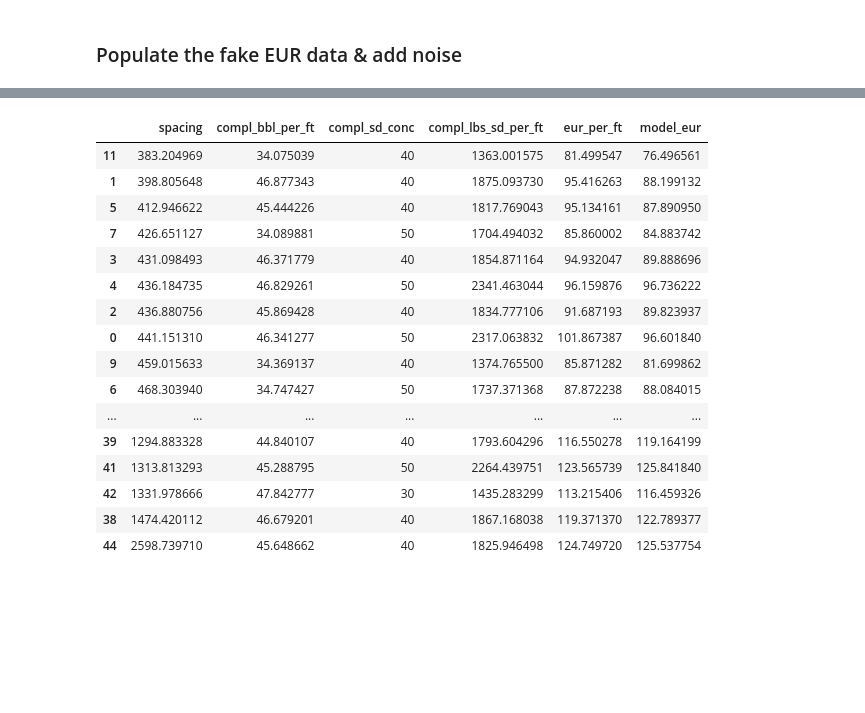
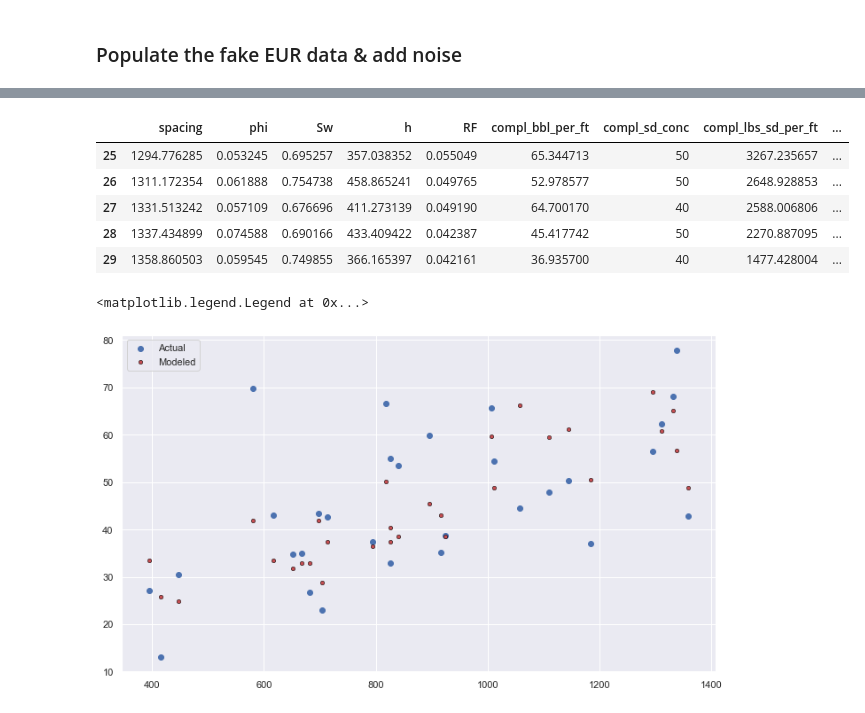
Before and after one commit to samuelshoun/hz_EUR_estimation, a Jupyter notebook: regression.ipynb, the cells around one changed output, grey strips where cells are left out. Saved outputs shown, nothing was run; the diff lists cells and outputs as text; code cells hidden in the pictures; blank space fills up the shorter version.

```diff
--- a/regression.ipynb
+++ b/regression.ipynb
@@ -208,0 +286,3 @@ print(skew(trans_err))
+# %%
+resid = np.log(y) - np.log(mod_sig(x, *de_params))
+sns.histplot(resid, kde=True)
@@ -210,8 +293,8 @@ print(skew(trans_err))
 # create a df for the remaining determinants,
 # to be used in a linear ordinary least squares regression:
 dfols = df[['compl_bbl_per_ft', 'compl_sd_conc']]
-dfols['trans_err'] = trans_err
-dfols
+dfols['log_resid'] = resid
+dfols.head(10)
 # %% [output]
 A value is trying to be set on a copy of a slice from a DataFrame.
 Try using .loc[row_indexer,col_indexer] = value instead
@@ -238,6 +320,6 @@ See the caveats in the documentation: https://pandas.pydata.org/pandas-docs/stab
 # %%
-Xols = sm.add_constant(dfols.drop('trans_err', axis=1))
-yols = dfols['trans_err']
+Xols = sm.add_constant(dfols.drop('log_resid', axis=1))
+yols = dfols['log_resid']
 # %%
 ols = sm.OLS(yols, Xols)
 ols_result = ols.fit()
@@ -265,30 +347,24 @@ OLS Regression Results
 Notes:
 [1] Standard Errors assume that the covariance matrix of the errors is correctly specified.
 # %%
-trial_fluid_load = 45
-trial_sd_conc = 40
-trial_spacing = 880
-
 def predict_eur(spacing, fluid_load, sd_conc):
-    return (mod_sig(spacing, *popt) + np.exp(ols_result.predict([1,fluid_load, sd_conc])) - 100)[0]
+    nonlin = np.log(mod_sig(spacing, *de_params))
+    resid = ols_result.predict([1, fluid_load, sd_conc])
+    return np.exp(nonlin + resid)[0]
 # %%
 df['model_eur'] = df.apply(lambda x: predict_eur(x['spacing'], x['compl_bbl_per_ft'], x['compl_sd_conc']), axis=1)
-df
+df.tail()
 # %% [output]
-|  | spacing | compl_bbl_per_ft | compl_sd_conc | compl_lbs_sd_per_ft | eur_per_ft | model_eur |
-| 11 | 383.204969 | 34.075039 | 40 | 1363.001575 | 81.499547 | 76.496561 |
-| 1 | 398.805648 | 46.877343 | 40 | 1875.093730 | 95.416263 | 88.199132 |
-| 5 | 412.946622 | 45.444226 | 40 | 1817.769043 | 95.134161 | 87.890950 |
-| 7 | 426.651127 | 34.089881 | 50 | 1704.494032 | 85.860002 | 84.883742 |
-| 3 | 431.098493 | 46.371779 | 40 | 1854.871164 | 94.932047 | 89.888696 |
-| 4 | 436.184735 | 46.829261 | 50 | 2341.463044 | 96.159876 | 96.736222 |
-| 2 | 436.880756 | 45.869428 | 40 | 1834.777106 | 91.687193 | 89.823937 |
-| 0 | 441.151310 | 46.341277 | 50 | 2317.063832 | 101.867387 | 96.601840 |
-| 9 | 459.015633 | 34.369137 | 40 | 1374.765500 | 85.871282 | 81.699862 |
-| 6 | 468.303940 | 34.747427 | 50 | 1737.371368 | 87.872238 | 88.084015 |
-| ... | ... | ... | ... | ... | ... | ... |
-| 39 | 1294.883328 | 44.840107 | 40 | 1793.604296 | 116.550278 | 119.164199 |
-| 41 | 1313.813293 | 45.288795 | 50 | 2264.439751 | 123.565739 | 125.841840 |
-| 42 | 1331.978666 | 47.842777 | 30 | 1435.283299 | 113.215406 | 116.459326 |
-| 38 | 1474.420112 | 46.679201 | 40 | 1867.168038 | 119.371370 | 122.789377 |
-| 44 | 2598.739710 | 45.648662 | 40 | 1825.946498 | 124.749720 | 125.537754 |
+|  | spacing | phi | Sw | h | RF | compl_bbl_per_ft | compl_sd_conc | compl_lbs_sd_per_ft | ... |
+| 25 | 1294.776285 | 0.053245 | 0.695257 | 357.038352 | 0.055049 | 65.344713 | 50 | 3267.235657 | ... |
+| 26 | 1311.172354 | 0.061888 | 0.754738 | 458.865241 | 0.049765 | 52.978577 | 50 | 2648.928853 | ... |
+| 27 | 1331.513242 | 0.057109 | 0.676696 | 411.273139 | 0.049190 | 64.700170 | 40 | 2588.006806 | ... |
+| 28 | 1337.434899 | 0.074588 | 0.690166 | 433.409422 | 0.042387 | 45.417742 | 50 | 2270.887095 | ... |
+| 29 | 1358.860503 | 0.059545 | 0.749855 | 366.165397 | 0.042161 | 36.935700 | 40 | 1477.428004 | ... |
+# %%
+plt.scatter(df['spacing'], df['eurpft'], label='Actual')
+plt.scatter(df['spacing'], df['model_eur'], c='r', s=20, edgecolor='black', lw=0.5, label='Modeled')
+plt.legend()
+# %% [output]
+<matplotlib.legend.Legend at 0x...>
+[figure, added]
```
Also changed, not shown: parts of 32 cells of this notebook, 1 other file.
